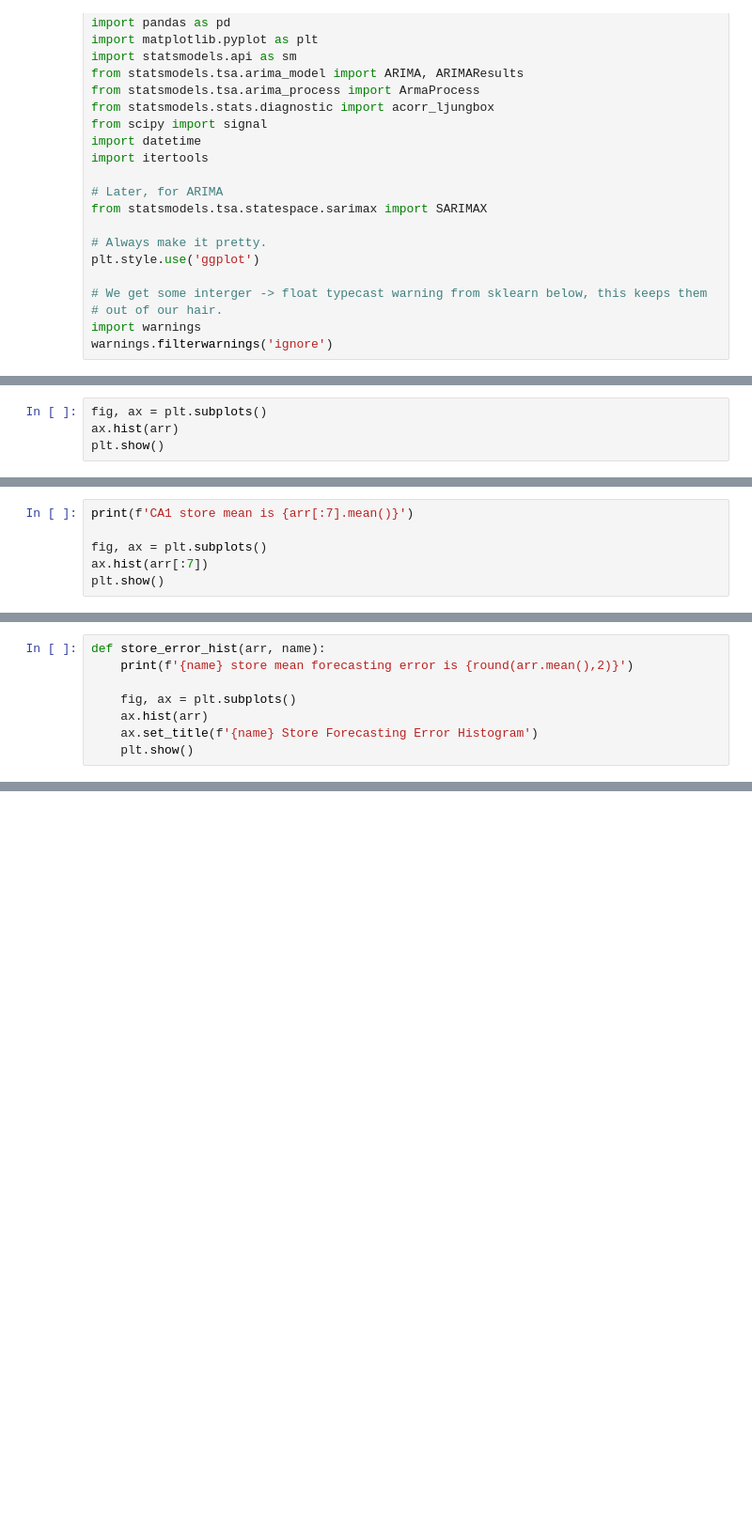
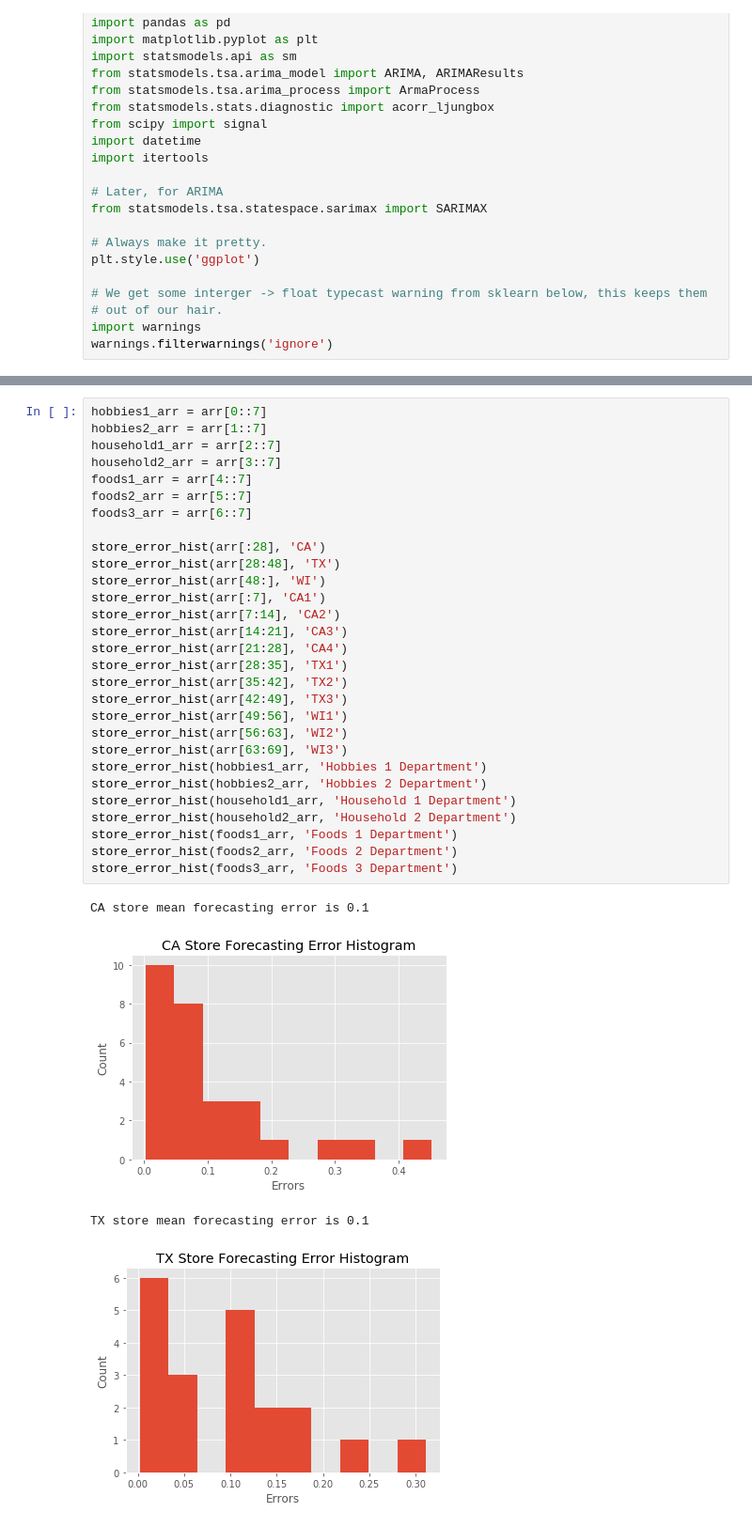
Before and after one commit to alecjonas/Forecasting_Walmart_Sales, a Jupyter notebook: notebooks/forecasting3.ipynb, the cells around one changed output, grey strips where cells are left out. Shown at 94% size. Cells and saved outputs as stored; diff of their text form; blank space fills up the shorter version.

```diff
--- a/notebooks/forecasting3.ipynb
+++ b/notebooks/forecasting3.ipynb
@@ -648,4 +24,0 @@ arr.mean()
-# %%
-fig, ax = plt.subplots()
-ax.hist(arr)
-plt.show()
@@ -677,6 +24,0 @@ for idx, val in enumerate(series_setup(store_id, dept_id)):
-# %%
-print(f'CA1 store mean is {arr[:7].mean()}')
-
-fig, ax = plt.subplots()
-ax.hist(arr[:7])
-plt.show()
@@ -686,8 +24,0 @@ CA1 store mean is 0.06459742520565472
-# %%
-def store_error_hist(arr, name):
-    print(f'{name} store mean forecasting error is {round(arr.mean(),2)}')
-
-    fig, ax = plt.subplots()
-    ax.hist(arr)
-    ax.set_title(f'{name} Store Forecasting Error Histogram')
-    plt.show()
@@ -758,0 +689,34 @@ WI3 store mean forecasting error is 0.12
+# %%
+hobbies1_arr = arr[0::7]
+hobbies2_arr = arr[1::7]
+household1_arr = arr[2::7]
+household2_arr = arr[3::7]
+foods1_arr = arr[4::7]
+foods2_arr = arr[5::7]
+foods3_arr = arr[6::7]
+
+store_error_hist(arr[:28], 'CA')
+store_error_hist(arr[28:48], 'TX')
+store_error_hist(arr[48:], 'WI')
+store_error_hist(arr[:7], 'CA1')
+store_error_hist(arr[7:14], 'CA2')
+store_error_hist(arr[14:21], 'CA3')
+store_error_hist(arr[21:28], 'CA4')
+store_error_hist(arr[28:35], 'TX1')
+store_error_hist(arr[35:42], 'TX2')
+store_error_hist(arr[42:49], 'TX3')
+store_error_hist(arr[49:56], 'WI1')
+store_error_hist(arr[56:63], 'WI2')
+store_error_hist(arr[63:69], 'WI3')
+store_error_hist(hobbies1_arr, 'Hobbies 1 Department')
+store_error_hist(hobbies2_arr, 'Hobbies 2 Department')
+store_error_hist(household1_arr, 'Household 1 Department')
+store_error_hist(household2_arr, 'Household 2 Department')
+store_error_hist(foods1_arr, 'Foods 1 Department')
+store_error_hist(foods2_arr, 'Foods 2 Department')
+store_error_hist(foods3_arr, 'Foods 3 Department')
+# %% [output]
+CA store mean forecasting error is 0.1
+[figure, added]
+TX store mean forecasting error is 0.1
+[figure, added]
```
Also changed, not shown: parts of 39 cells of this notebook, 15 other files.
